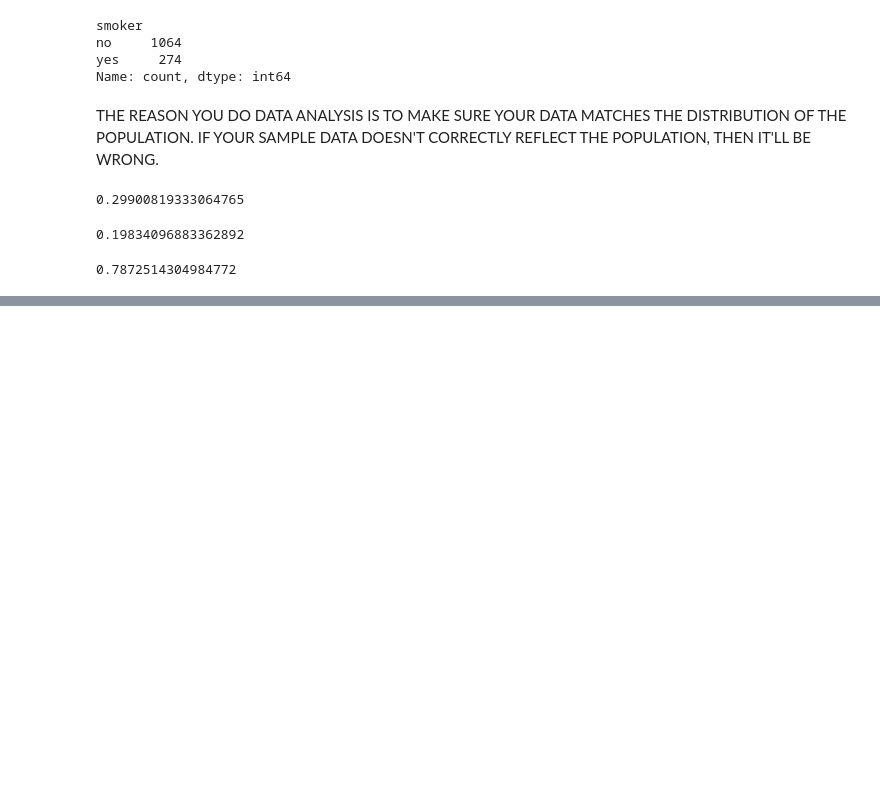
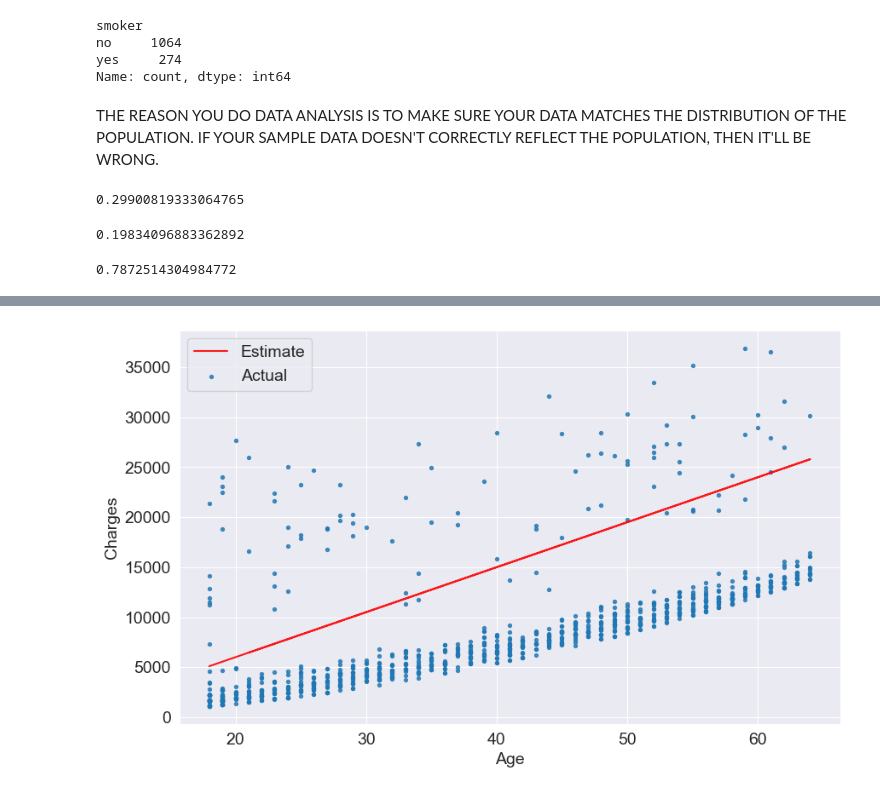
Before and after one commit to saketmugunda123/Insurance-Logistics-Regression, a Jupyter notebook: Project2.ipynb, the cells around one changed output, grey strips where cells are left out. Cells and saved outputs as stored; diff of their text form; code cells hidden in the pictures; blank space fills up the shorter version.

```diff
--- a/Project2.ipynb
+++ b/Project2.ipynb
@@ -148,0 +161,22 @@ medical_df.charges.corr(smoker_new_col)
+# %%
+def estimate_charges(age, w, b):
+    return w * age + b
+# %%
+    #A function that takes in linear regression parameters and plots the best fit line against the actual data
+def try_parameters(w, b):
+    ages = non_smoker_df.age
+    target = non_smoker_df.charges
+
+    estimated_charges = estimate_charges(ages, w, b)
+
+    plt.plot(ages, estimated_charges, 'r', alpha=0.9) #plotting the line and the scatter plot together
+    plt.scatter(ages, target, s=8,alpha=0.8) #plotting the line and the scatter plot together
+    plt.xlabel('Age')
+    plt.ylabel('Charges')
+    plt.legend(['Estimate', 'Actual'])
+    plt.show()
+
+
+try_parameters(450, -3000)
+# %% [output]
+[figure, added]
```
Also changed, not shown: parts of 2 cells of this notebook.
